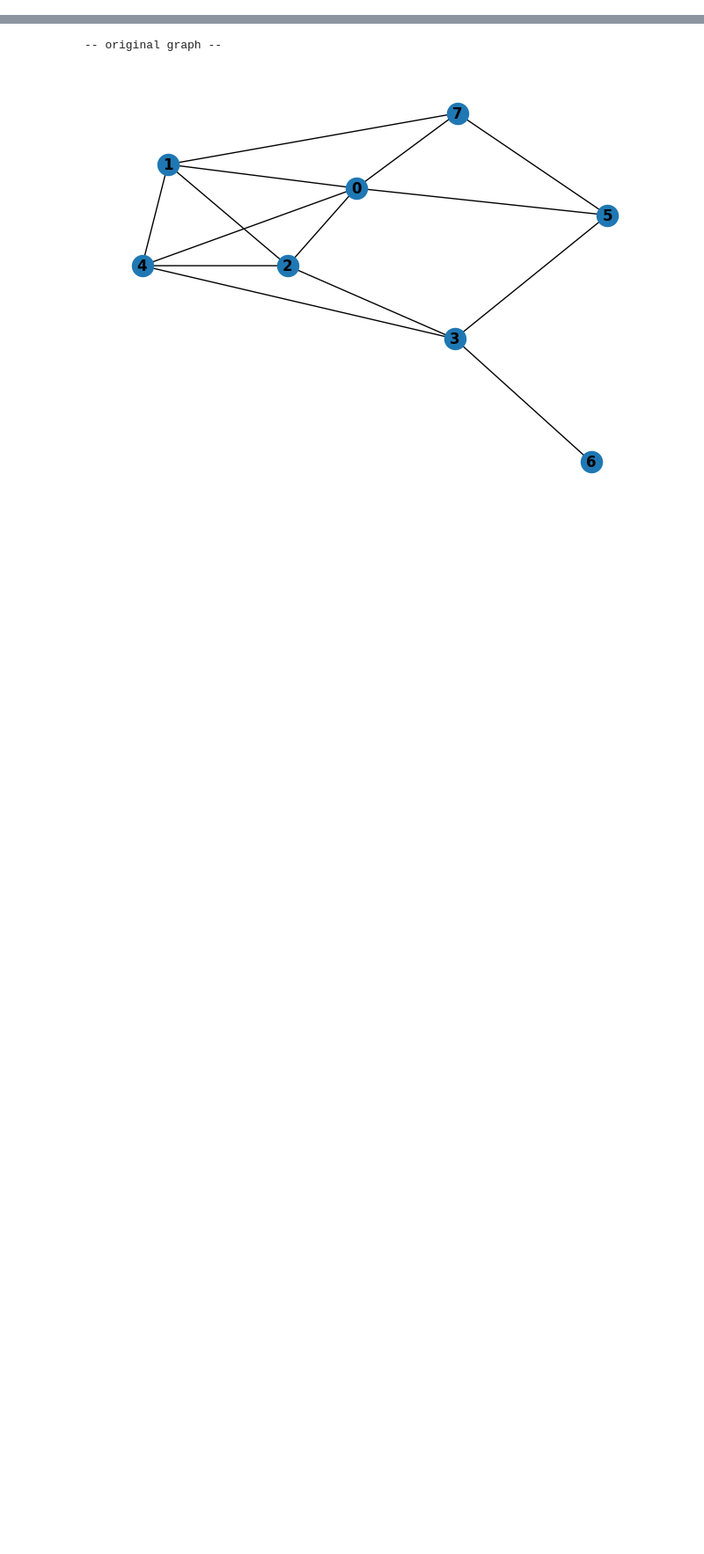
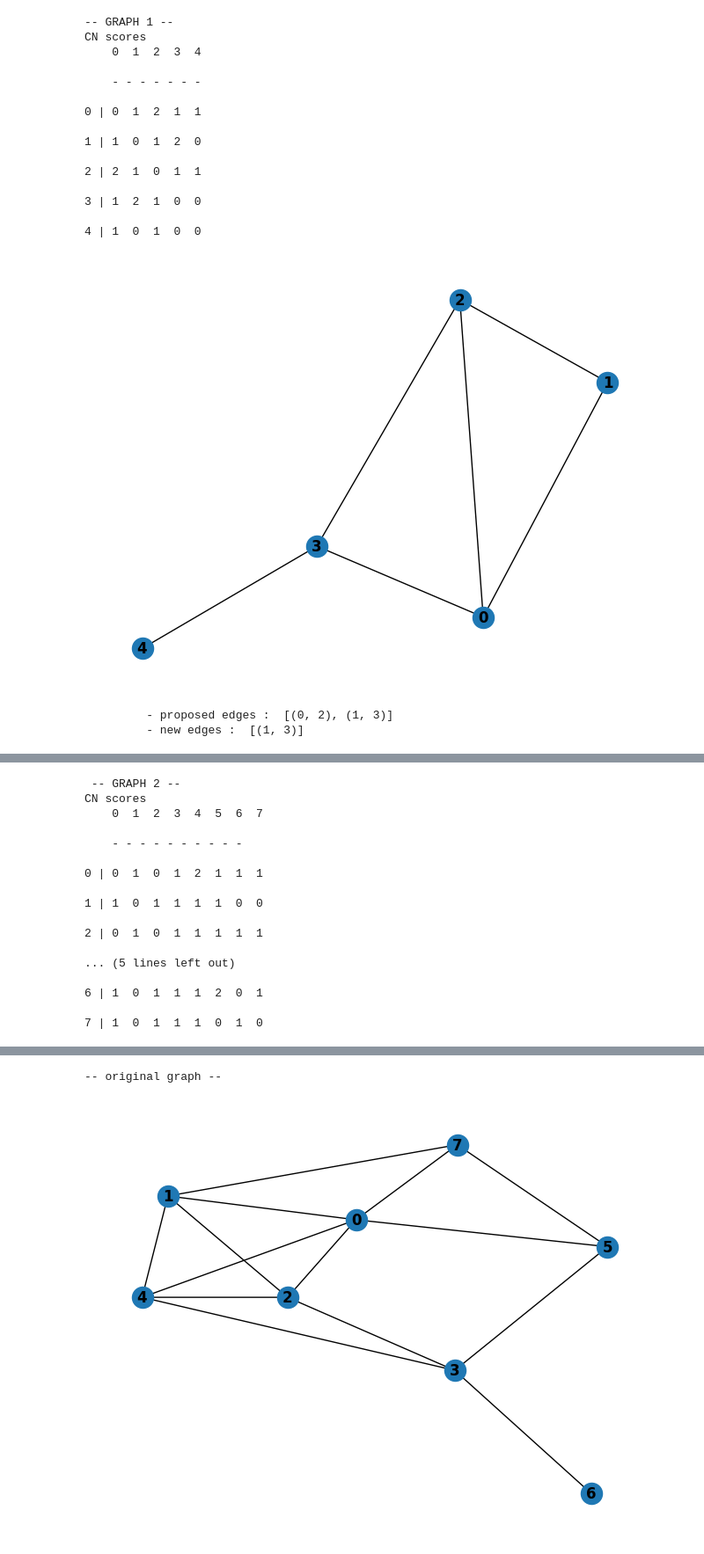
Before and after one commit to Ploenypp/PPI-L3, a Jupyter notebook: CN_implement.ipynb, the cells around one changed output, grey strips where cells are left out. Shown: that part at 88% size. Saved outputs shown, nothing was run; the diff lists cells and outputs as text; code cells hidden in the pictures; blank space fills up the shorter version.

```diff
--- a/CN_implement.ipynb
+++ b/CN_implement.ipynb
@@ -8,0 +11,37 @@ e1_list = [(0, 3), (1, 2), (2, 0), (3, 4), (4, 3), (1, 0), (2, 3)]
+# %%
+print("-- GRAPH 1 --")
+print("CN scores")
+cn.print_cn_tab(n1_list,e1_list)
+g_func.graph(n1_list,e1_list)
+g_func.graph(n1_list,cn.apply_CN(n1_list,e1_list,cn.best_cn_overall))
+
+print("\n -- GRAPH 2 --")
+print("CN scores")
+cn.print_cn_tab(n2_list,e2_list)
+g_func.graph(n2_list,e2_list)
+g_func.graph(n2_list,cn.apply_CN(n2_list,e2_list,cn.best_cn_overall))
+
+print("\n -- GRAPH 3 --")
+print("CN scores")
+cn.print_cn_tab(n3_list,e3_list)
+g_func.graph(n3_list,e3_list)
+g_func.graph(n3_list,cn.apply_CN(n3_list,e3_list,cn.best_cn_overall))
+# %% [output]
+-- GRAPH 1 --
+CN scores
+    0  1  2  3  4
+
+    - - - - - - -
+
+0 | 0  1  2  1  1
+
+1 | 1  0  1  2  0
+
+2 | 2  1  0  1  1
+
+3 | 1  2  1  0  0
+
+4 | 1  0  1  0  0
+[figure, added]
+         - proposed edges :  [(0, 2), (1, 3)]
+         - new edges :  [(1, 3)]
@@ -8,0 +49,17 @@ e1_list = [(0, 3), (1, 2), (2, 0), (3, 4), (4, 3), (1, 0), (2, 3)]
+ -- GRAPH 2 --
+CN scores
+    0  1  2  3  4  5  6  7
+
+    - - - - - - - - - -
+
+0 | 0  1  0  1  2  1  1  1
+
+1 | 1  0  1  1  1  1  0  0
+
+2 | 0  1  0  1  1  1  1  1
+
+... (5 lines left out)
+
+6 | 1  0  1  1  1  2  0  1
+
+7 | 1  0  1  1  1  0  1  0
```
Also changed, not shown: parts of 11 cells of this notebook.
